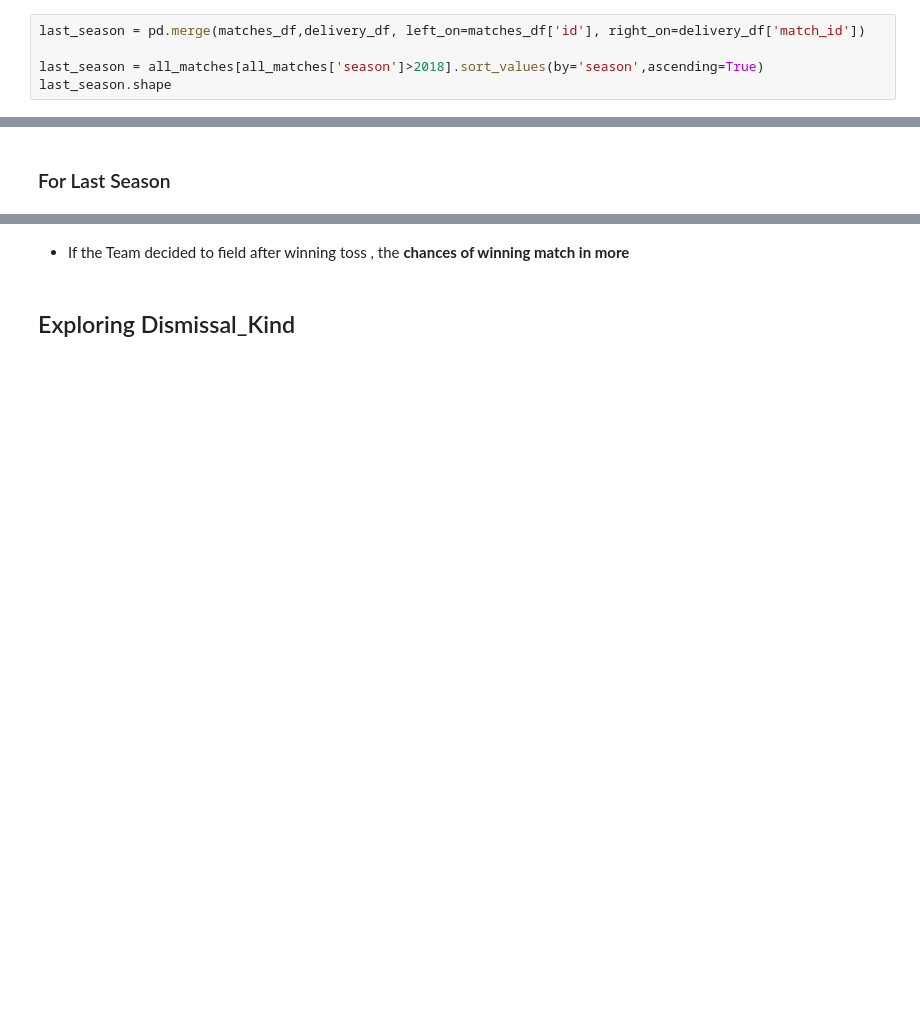
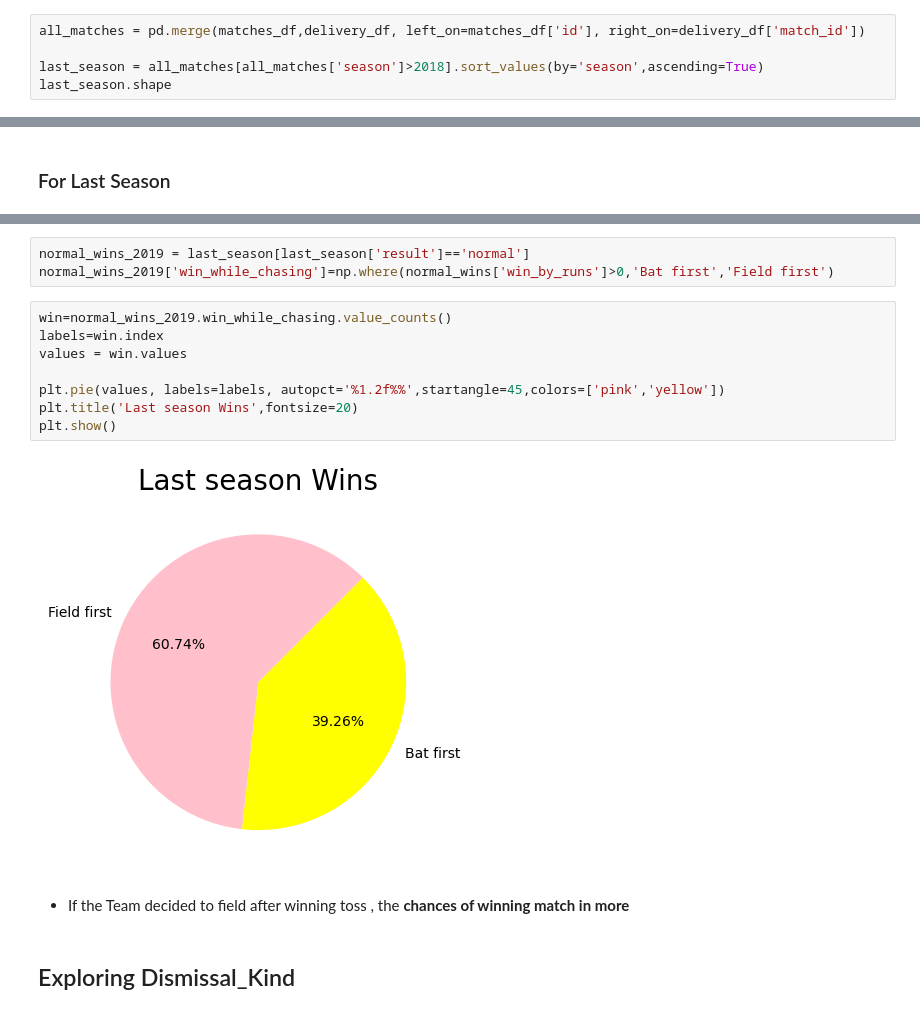
Before and after one commit to VIDIT-9/Sparks-foundation-internship, a Jupyter notebook: EDA on IPL-Dataset (Task-5).ipynb, the cells around one changed output, grey strips where cells are left out. Drawn from its saved outputs; the diff is of its cells as text; blank space fills up the shorter version.

```diff
--- a/EDA on IPL-Dataset (Task-5).ipynb
+++ b/EDA on IPL-Dataset (Task-5).ipynb
@@ -49,7 +49,7 @@ delivery_df.shape, match_df.shape
 # %% [markdown]
 ## Last Season Data
 # %%
-last_season = pd.merge(matches_df,delivery_df, left_on=matches_df['id'], right_on=delivery_df['match_id'])
+all_matches = pd.merge(matches_df,delivery_df, left_on=matches_df['id'], right_on=delivery_df['match_id'])
 
 last_season = all_matches[all_matches['season']>2018].sort_values(by='season',ascending=True)
 last_season.shape
@@ -240,3 +248,16 @@ Wins while chasing(last season): 61.4%
+# %%
+normal_wins_2019 = last_season[last_season['result']=='normal']
+normal_wins_2019['win_while_chasing']=np.where(normal_wins['win_by_runs']>0,'Bat first','Field first')
+# %%
+win=normal_wins_2019.win_while_chasing.value_counts()
+labels=win.index
+values = win.values
+
+plt.pie(values, labels=labels, autopct='%1.2f%%',startangle=45,colors=['pink','yellow'])
+plt.title('Last season Wins',fontsize=20)
+plt.show()
+# %% [output]
+[figure, added]
 # %% [markdown]
 * If the Team decided to field after winning toss , the **chances of winning match in more**
 # %% [markdown]
```
Also changed, not shown: parts of 18 cells of this notebook.
